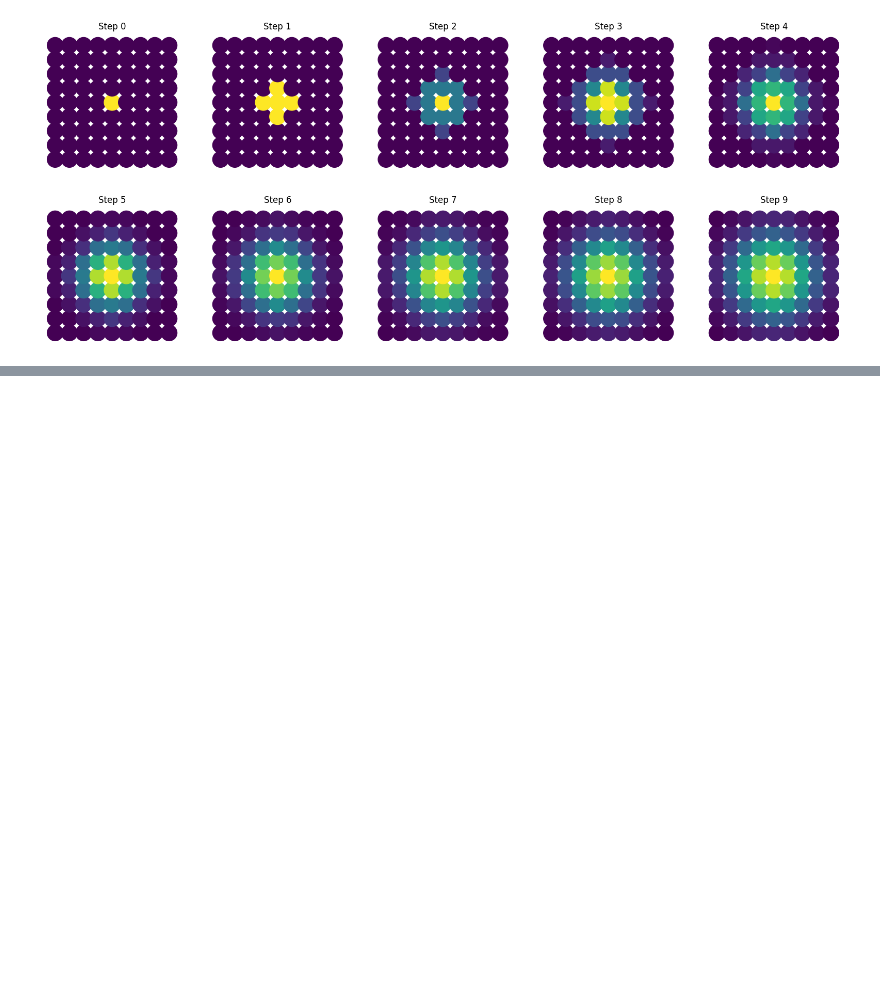
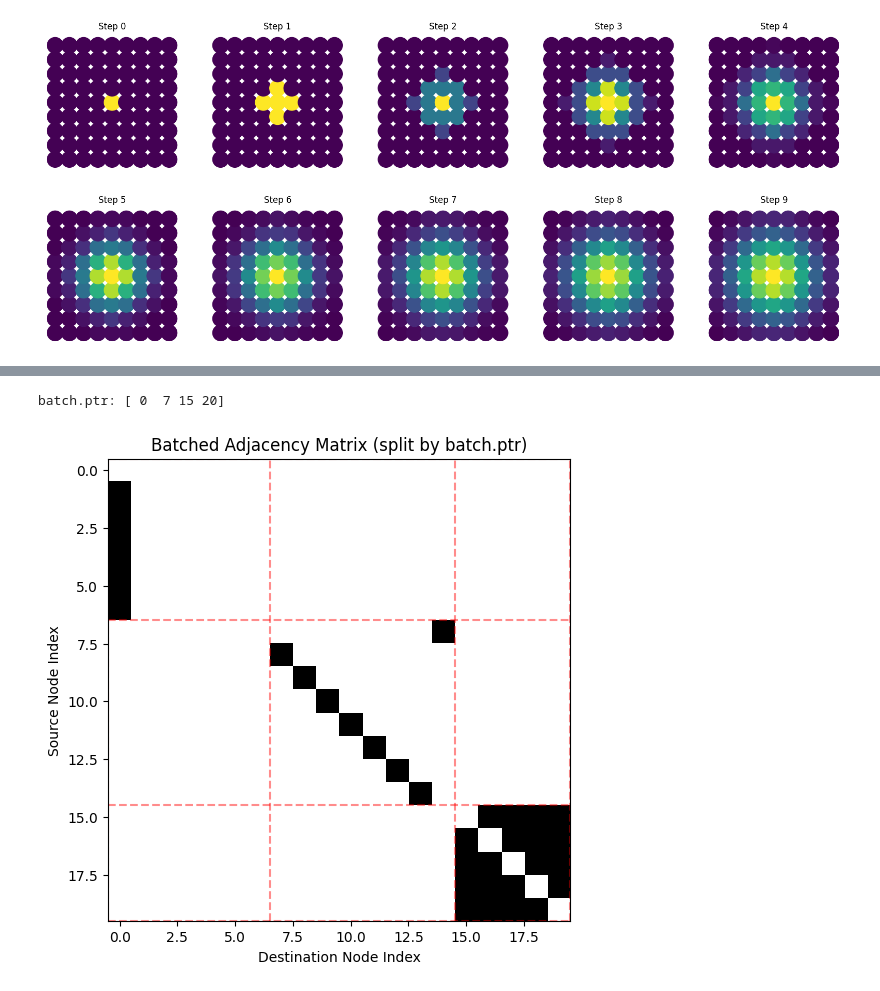
Before and after one commit to WeizmannMLcourse/MLCourse_2026, a Jupyter notebook: Tutorial9_GNN/torch_geometric_intro.ipynb, the cells around one changed output, grey strips where cells are left out. Saved outputs shown, nothing was run; the diff lists cells and outputs as text; code cells hidden in the pictures; blank space fills up the shorter version.

```diff
--- a/Tutorial9_GNN/torch_geometric_intro.ipynb
+++ b/Tutorial9_GNN/torch_geometric_intro.ipynb
@@ -309,0 +385,10 @@ plt.show()
+# %%
+from torch_geometric.loader import DataLoader
+
+class MyLittleGraphDataset(torch.utils.data.Dataset):
+    def __init__(self, graphs): self.graphs = graphs
+    def __len__(self): return len(self.graphs)
+    def __getitem__(self, i): return self.graphs[i]
+
+ds = MyLittleGraphDataset(list(graph_collection.values()))
+dl = DataLoader(ds, batch_size=3, shuffle=False)
@@ -309,0 +400,23 @@ plt.show()
+# %%
+A_batched = get_adjacency_matrix(batch)
+
+fig, ax = plt.subplots(1, 1, figsize=(6, 6))
+plot_adjacency_matrix(A_batched, ax)
+ax.set_title("Batched Adjacency Matrix (split by batch.ptr)")
+
+### batch.ptr stores cumulative node offsets for each graph in the batch
+ptr = batch.ptr.cpu().numpy()
+print("batch.ptr:", ptr)
+
+for p in ptr:
+    ax.axhline(p - 0.5, color='red', linestyle='--', alpha=0.45)
+    ax.axvline(p - 0.5, color='red', linestyle='--', alpha=0.45)
+
+for i in range(len(ptr) - 1):
+    start, end = ptr[i], ptr[i + 1]
+    center = (start + end - 1) / 2
+
+plt.show()
+# %% [output]
+batch.ptr: [ 0  7 15 20]
+[figure, added]
```
Also changed, not shown: parts of 24 cells of this notebook.
